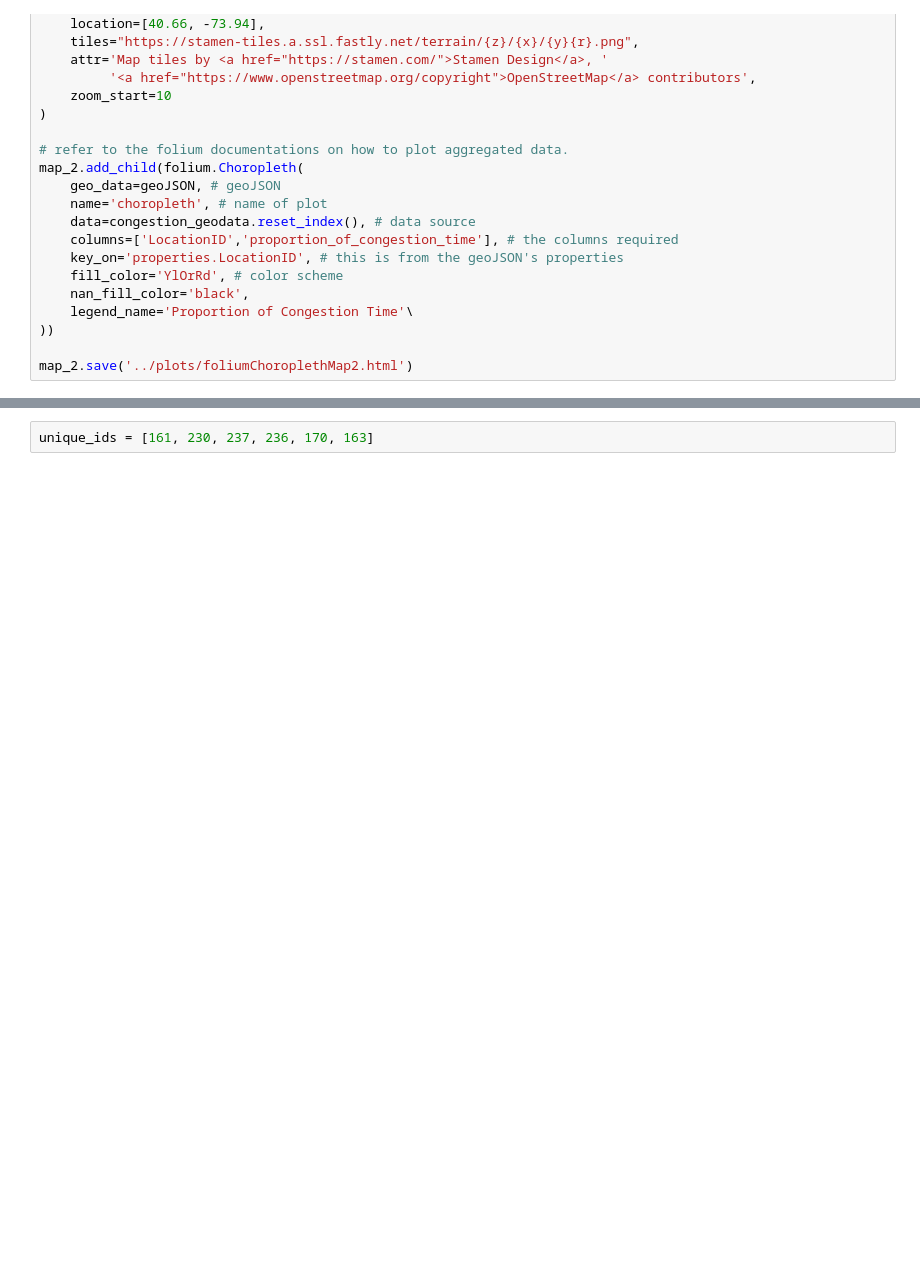
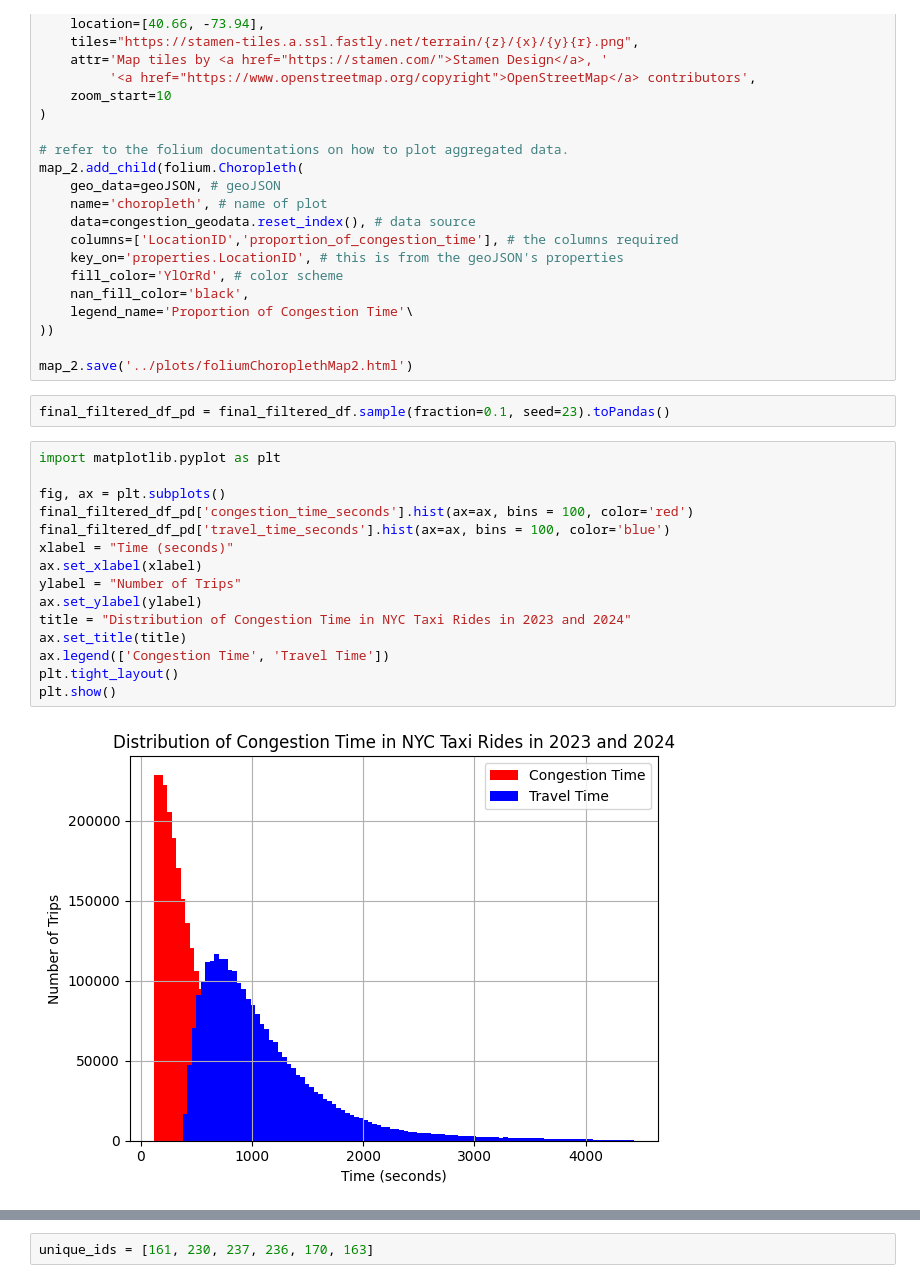
Before and after one commit to cookie-monsta23/MAST30034-Assignment-1, a Jupyter notebook: notebooks/Assignment_1.ipynb, the cells around one changed output, grey strips where cells are left out. Saved outputs shown, nothing was run; the diff lists cells and outputs as text; blank space fills up the shorter version.

```diff
--- a/notebooks/Assignment_1.ipynb
+++ b/notebooks/Assignment_1.ipynb
@@ -429,3 +464,22 @@ map_2.add_child(folium.Choropleth(
 ))
 
 map_2.save('../plots/foliumChoroplethMap2.html')
+# %%
+final_filtered_df_pd = final_filtered_df.sample(fraction=0.1, seed=23).toPandas()
+# %%
+import matplotlib.pyplot as plt
+
+fig, ax = plt.subplots()
+final_filtered_df_pd['congestion_time_seconds'].hist(ax=ax, bins = 100, color='red')
+final_filtered_df_pd['travel_time_seconds'].hist(ax=ax, bins = 100, color='blue')
+xlabel = "Time (seconds)"
+ax.set_xlabel(xlabel)
+ylabel = "Number of Trips"
+ax.set_ylabel(ylabel)
+title = "Distribution of Congestion Time in NYC Taxi Rides in 2023 and 2024"
+ax.set_title(title)
+ax.legend(['Congestion Time', 'Travel Time'])
+plt.tight_layout()
+plt.show()
+# %% [output]
+[figure, new version]
```
Also changed, not shown: parts of 43 cells of this notebook, 6 other files.
